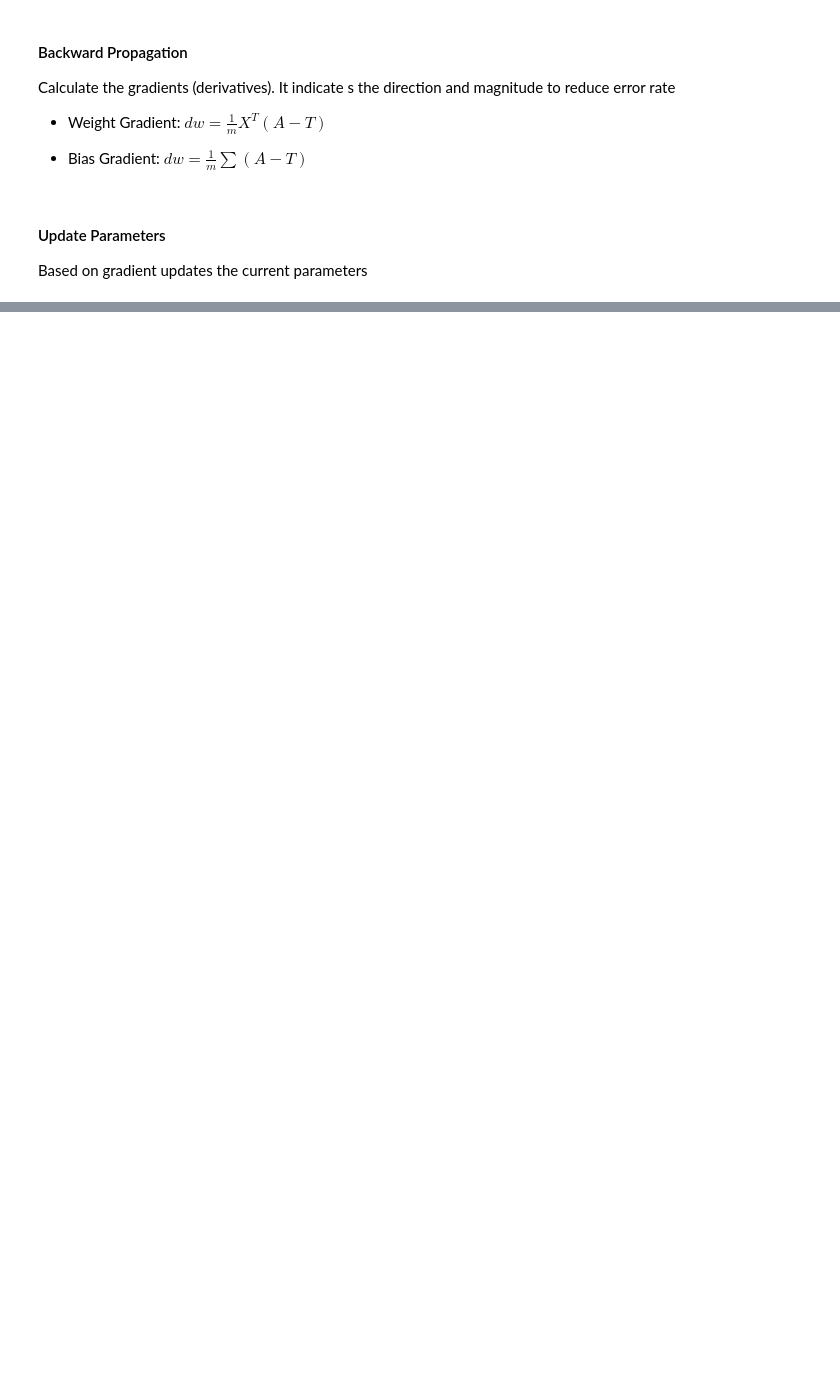
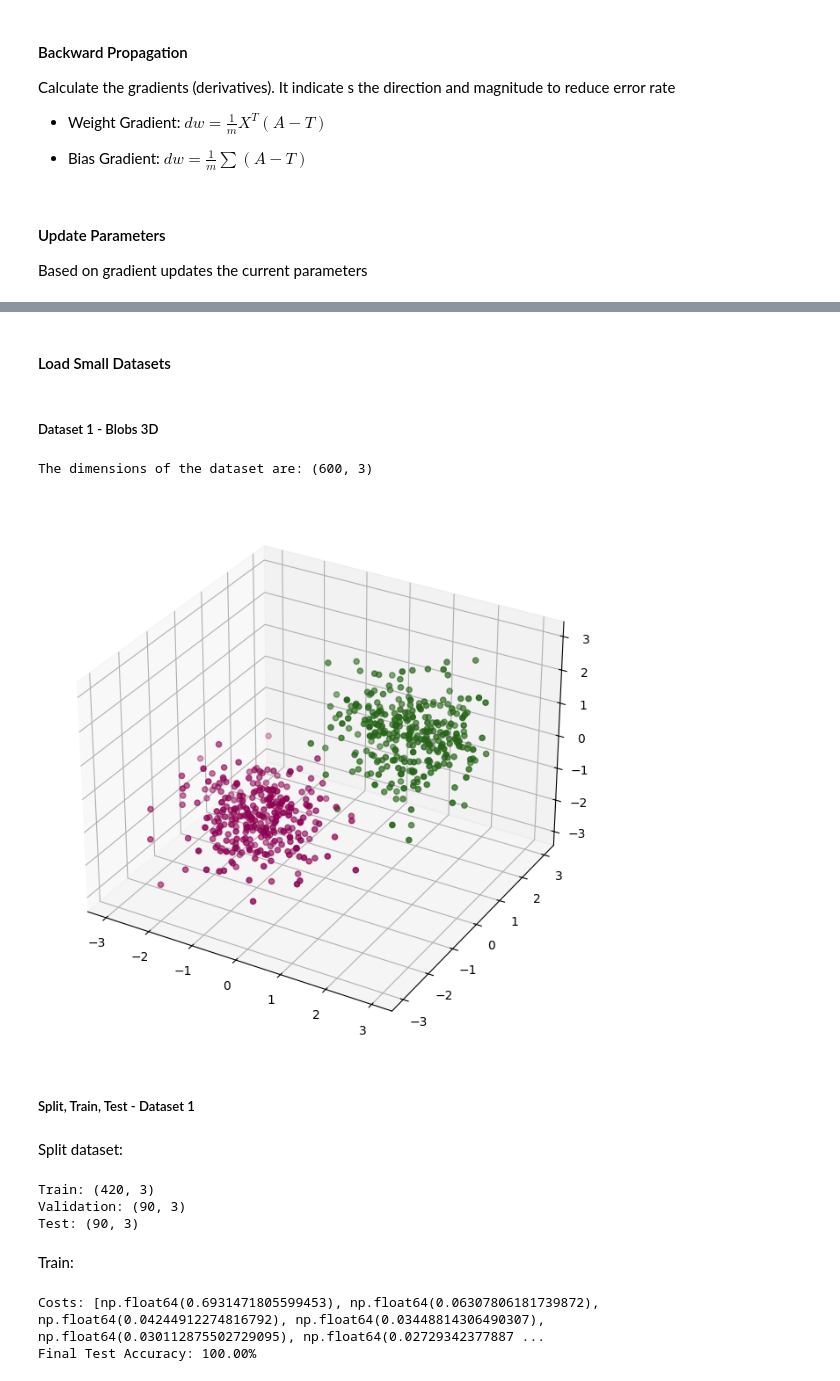
Before and after one commit to tomasndlate/ai-learning, a Jupyter notebook: deep_learning_scratch.ipynb, the cells around one changed output, grey strips where cells are left out. Saved outputs shown, nothing was run; the diff lists cells and outputs as text; code cells hidden in the pictures; blank space fills up the shorter version.

```diff
--- a/deep_learning_scratch.ipynb
+++ b/deep_learning_scratch.ipynb
@@ -164,0 +169,2 @@ def predict_class(X, theta, threshold=0.5):
+# %% [markdown]
+#### Load Small Datasets
@@ -164,0 +173,31 @@ def predict_class(X, theta, threshold=0.5):
+# %% [markdown]
+##### Dataset 1 - Blobs 3D
+# %%
+# Use pandas to read the CSV file as a dataframe
+df1 = pd.read_csv(f"{datasets_folder_path}blobs600.csv")
+
+# The y values are those labelled 'Class': extract their values
+y1 = df1['Class'].values
+
+# The x values are all other columns
+del df1['Class']   # drop the 'Class' column from the dataframe
+X1 = df1.values     # convert the remaining columns to a numpy array
+# %%
+# Check its dimensions
+
+print(f"The dimensions of the dataset are: {np.shape(X1)}")
+# %% [output]
+The dimensions of the dataset are: (600, 3)
+# %%
+# Plot the dataset in 3D, with colours according to the class label
+
+fig = plt.figure(figsize=(8, 8)) # set the size to 8x8
+ax = fig.add_subplot(111, projection="3d")
+ax.scatter(X1[:,0], X1[:,1], X1[:,2], c=y1, cmap="PiYG") # changed the colour map because why not
+
+plt.show()
+plt.close(fig)
+# %% [output]
+[figure, added]
+# %% [markdown]
+##### Split, Train, Test - Dataset 1
@@ -164,0 +207,38 @@ def predict_class(X, theta, threshold=0.5):
+# %% [markdown]
+Split dataset:
+# %%
+indices = np.arange(X1.shape[0])
+np.random.shuffle(indices)
+
+train_end_index = int(0.7 * len(X1))
+val_end_index = int(0.85 * len(X1))
+
+train_idx = indices[:train_end_index]
+val_idx = indices[train_end_index:val_end_index]
+test_idx = indices[val_end_index:]
+
+X_train, y_train = X1[train_idx], y1[train_idx]
+X_val, y_val = X1[val_idx], y1[val_idx]
+X_test, y_test = X1[test_idx], y1[test_idx]
+
+print(f"Train: {X_train.shape}")
+print(f"Validation: {X_val.shape}")
+print(f"Test: {X_test.shape}")
+# %% [output]
+Train: (420, 3)
+Validation: (90, 3)
+Test: (90, 3)
+# %% [markdown]
+Train:
+# %%
+model = LogisticRegressionScratch()
+
+model.train(X_train, y_train, num_iterations=1000, learning_rate=0.1)
+
+test_predictions = model.predict(X_test)
+accuracy = np.mean(test_predictions.flatten() == y_test.flatten())
+
+print(f"Final Test Accuracy: {accuracy * 100:.2f}%")
+# %% [output]
+Costs: [np.float64(0.6931471805599453), np.float64(0.06307806181739872), np.float64(0.04244912274816792), np.float64(0.03448814306490307), np.float64(0.030112875502729095), np.float64(0.02729342377887 ...
+Final Test Accuracy: 100.00%
```
Also changed, not shown: parts of 76 cells of this notebook.
